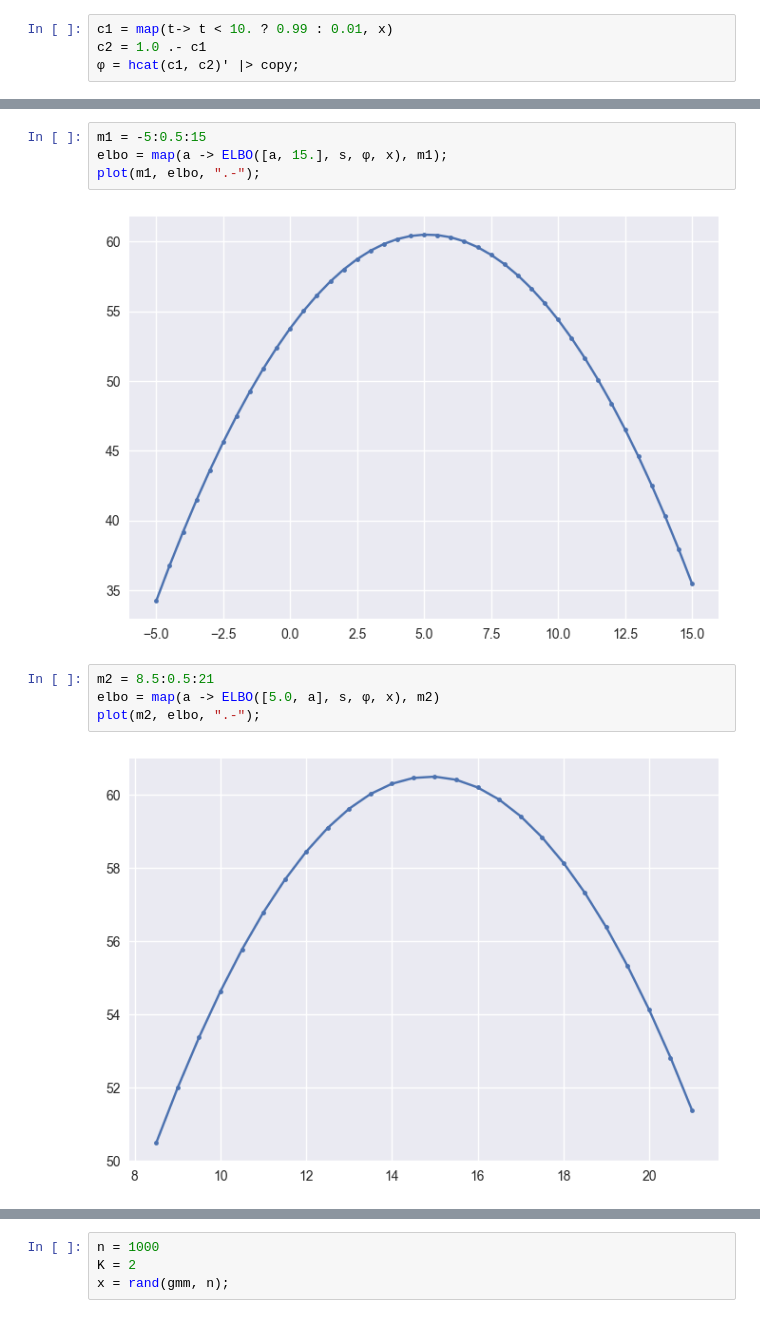
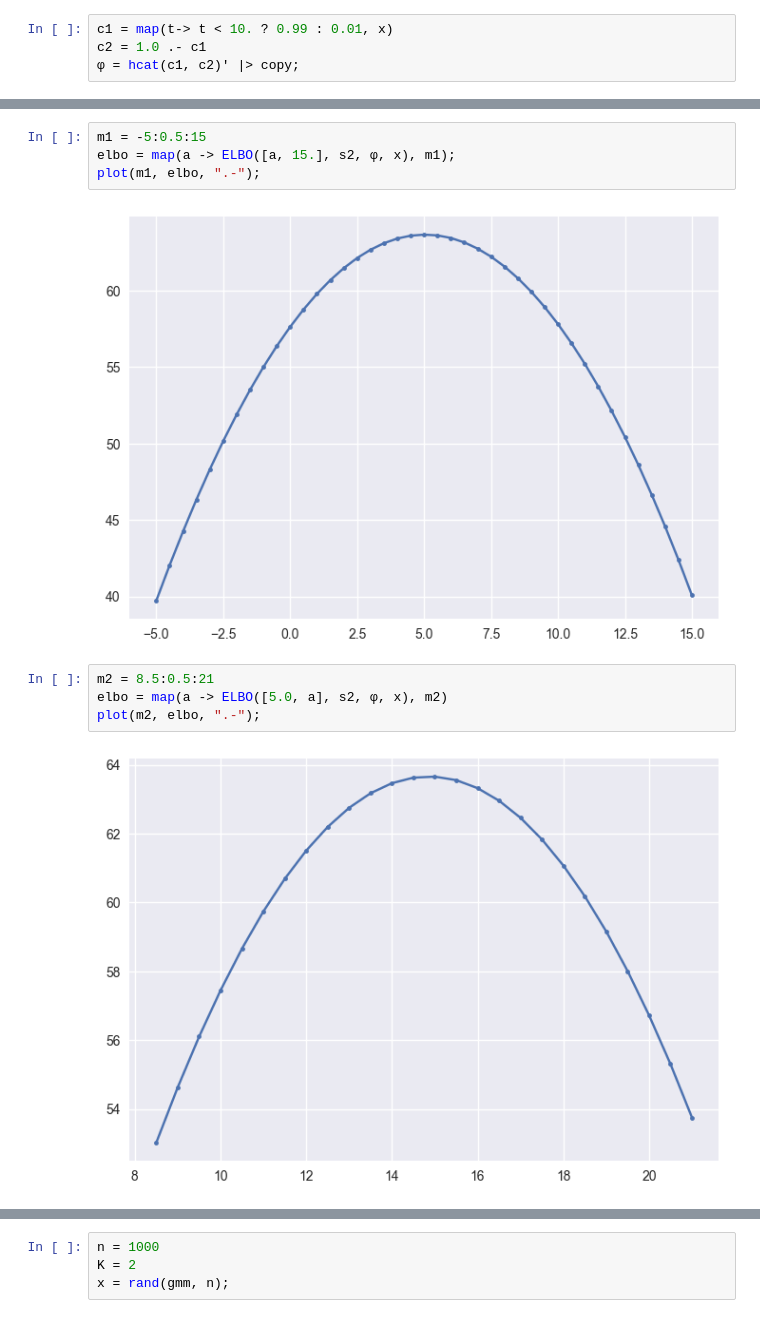
Before and after one commit to boathit/BayesianLearning, a Jupyter notebook: CAVI.ipynb, the cells around one changed output, grey strips where cells are left out. Drawn from its saved outputs; the diff is of its cells as text.

```diff
--- a/CAVI.ipynb
+++ b/CAVI.ipynb
@@ -87,14 +87,14 @@ ELBO(m, s2, φ, x)
 # %%
 m1 = -5:0.5:15
-elbo = map(a -> ELBO([a, 15.], s, φ, x), m1);
+elbo = map(a -> ELBO([a, 15.], s2, φ, x), m1);
 plot(m1, elbo, ".-");
 # %% [output]
-[figure, old version]
+[figure, new version]
 # %%
 m2 = 8.5:0.5:21
-elbo = map(a -> ELBO([5.0, a], s, φ, x), m2)
+elbo = map(a -> ELBO([5.0, a], s2, φ, x), m2)
 plot(m2, elbo, ".-");
 # %% [output]
-[figure, old version]
+[figure, new version]
 # %%
 using NNlib:softmax
```
Also changed, not shown: parts of 15 cells of this notebook.
